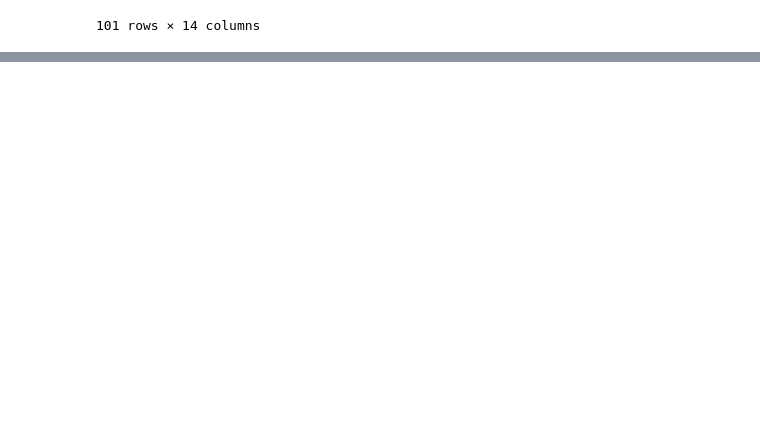
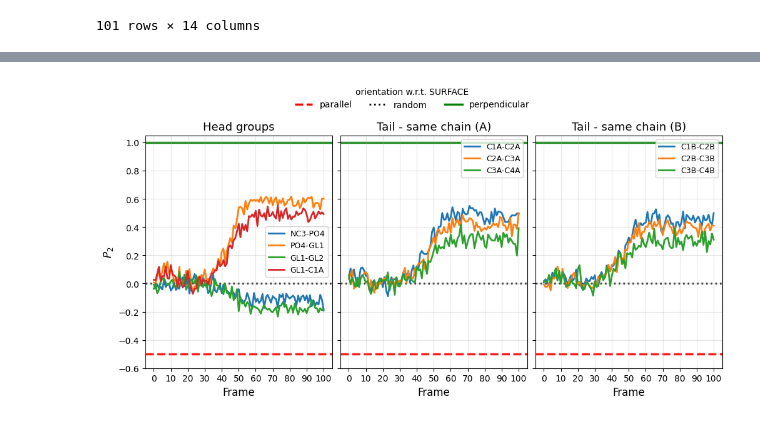
Before and after one commit to miriamzara/Biological_Datasets, a Jupyter notebook: Versuch13/analysis.ipynb, the cells around one changed output, grey strips where cells are left out. Drawn from its saved outputs; the diff is of its cells as text; code cells hidden in the pictures; blank space fills up the shorter version.

```diff
--- a/Versuch13/analysis.ipynb
+++ b/Versuch13/analysis.ipynb
@@ -204,0 +239,70 @@ plt.show()
+# %%
+fig, axs = plt.subplots(
+    nrows=1, ncols=3,
+    figsize=(10, 4.5),
+    sharey=True,
+    constrained_layout=True
+)
+
+plot_groups = {
+    "Head groups": ["NC3-PO4", "PO4-GL1", "GL1-GL2", "GL1-C1A"],
+    "Tail - same chain (A)": ["C1A-C2A", "C2A-C3A", "C3A-C4A"],
+    "Tail - same chain (B)": ["C1B-C2B", "C2B-C3B", "C3B-C4B"],
+}
+
+reference_lines = [
+    (-0.5, "red", "--", 2.5, "parallel"),
+    (0.0, "black", ":", 2.0, "random"),
+    (1.0, "green", "-", 2.5, "perpendicular"),
+]
+
+
+for ax, (title, cols_to_plot) in zip(axs, plot_groups.items()):
+
+    for col in cols_to_plot:
+        ax.plot(
+            df["Frame"],
+            df[col],
+            lw=2,
+            label=col
+        )
+
+    for y, color, ls, lw, label in reference_lines:
+        ax.axhline(
+            y=y,
+            color=color,
+            ls=ls,
+            lw=lw,
+            alpha=0.9,
+            zorder=0  # keep behind data
+        )
+
+    ax.set_title(title, fontsize=13)
+    ax.set_xlabel("Frame", fontsize=12)
+
+    ax.set_xticks(np.arange(0, 101, 10))
+    ax.set_ylim(-0.6, 1.05)
+
+    ax.grid(alpha=0.3)
+    ax.legend(fontsize=9, frameon=True)
+
+axs[0].set_ylabel(r"$P_2$", fontsize=12)
+
+# Add reference-line labels only once, outside the data legends
+handles = [
+    plt.Line2D([0], [0], color=color, lw=lw, ls=ls, label=label)
+    for _, color, ls, lw, label in reference_lines
+]
+
+fig.legend(
+    title= "orientation w.r.t. SURFACE",
+    handles=handles,
+    loc="upper center",
+    ncols=3,
+    frameon=False,
+    bbox_to_anchor=(0.5, 1.14)
+)
+
+plt.show()
+# %% [output]
+[figure, added]
```
Also changed, not shown: parts of 3 cells of this notebook, 12 other files.
